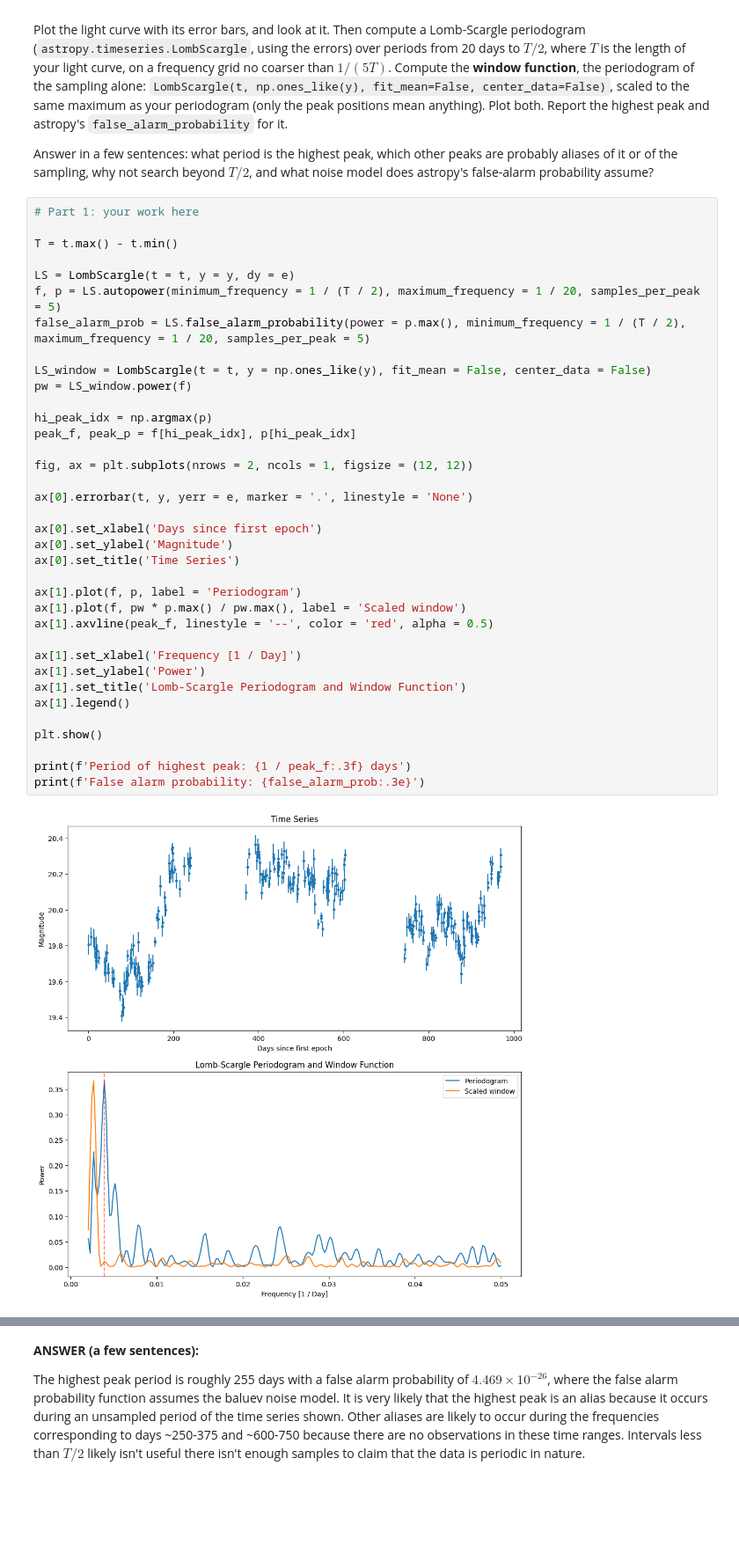
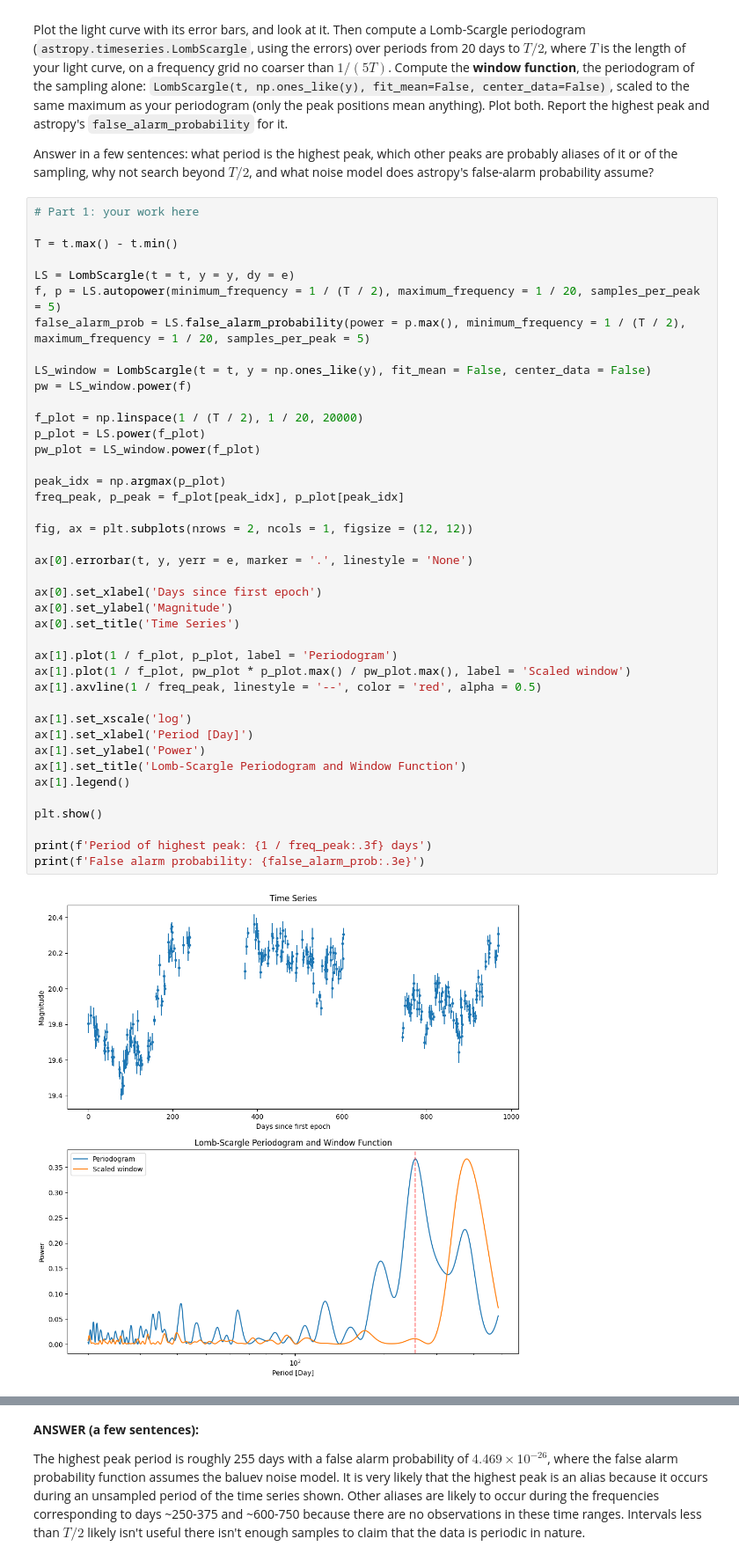
Before and after one commit to andrewtsteves/ast457_2026_Fall, a Jupyter notebook: submissions/asteves2/lab07.ipynb, the cells around one changed output, grey strips where cells are left out. Shown at 88% size. Saved outputs shown, nothing was run; the diff lists cells and outputs as text; blank space fills up the shorter version.

```diff
--- a/submissions/asteves2/lab07.ipynb
+++ b/submissions/asteves2/lab07.ipynb
@@ -42,38 +42,43 @@ Answer in a few sentences: what period is the highest peak, which other peaks ar
 # %%
 # Part 1: your work here
 
 T = t.max() - t.min()
 
 LS = LombScargle(t = t, y = y, dy = e)
 f, p = LS.autopower(minimum_frequency = 1 / (T / 2), maximum_frequency = 1 / 20, samples_per_peak = 5)
 false_alarm_prob = LS.false_alarm_probability(power = p.max(), minimum_frequency = 1 / (T / 2), maximum_frequency = 1 / 20, samples_per_peak = 5)
 
 LS_window = LombScargle(t = t, y = np.ones_like(y), fit_mean = False, center_data = False)
 pw = LS_window.power(f)
 
-hi_peak_idx = np.argmax(p)
-peak_f, peak_p = f[hi_peak_idx], p[hi_peak_idx]
+f_plot = np.linspace(1 / (T / 2), 1 / 20, 20000)
+p_plot = LS.power(f_plot)
+pw_plot = LS_window.power(f_plot)
+
+peak_idx = np.argmax(p_plot)
+freq_peak, p_peak = f_plot[peak_idx], p_plot[peak_idx]
 
 fig, ax = plt.subplots(nrows = 2, ncols = 1, figsize = (12, 12))
 
 ax[0].errorbar(t, y, yerr = e, marker = '.', linestyle = 'None')
 
 ax[0].set_xlabel('Days since first epoch')
 ax[0].set_ylabel('Magnitude')
 ax[0].set_title('Time Series')
 
-ax[1].plot(f, p, label = 'Periodogram')
-ax[1].plot(f, pw * p.max() / pw.max(), label = 'Scaled window')
-ax[1].axvline(peak_f, linestyle = '--', color = 'red', alpha = 0.5)
+ax[1].plot(1 / f_plot, p_plot, label = 'Periodogram')
+ax[1].plot(1 / f_plot, pw_plot * p_plot.max() / pw_plot.max(), label = 'Scaled window')
+ax[1].axvline(1 / freq_peak, linestyle = '--', color = 'red', alpha = 0.5)
 
-ax[1].set_xlabel('Frequency [1 / Day]')
+ax[1].set_xscale('log')
+ax[1].set_xlabel('Period [Day]')
 ax[1].set_ylabel('Power')
 ax[1].set_title('Lomb-Scargle Periodogram and Window Function')
 ax[1].legend()
 
 plt.show()
 
-print(f'Period of highest peak: {1 / peak_f:.3f} days')
+print(f'Period of highest peak: {1 / freq_peak:.3f} days')
 print(f'False alarm probability: {false_alarm_prob:.3e}')
 # %% [output]
-[figure, old version]
+[figure, new version]
```
Also changed, not shown: parts of 16 cells of this notebook.
